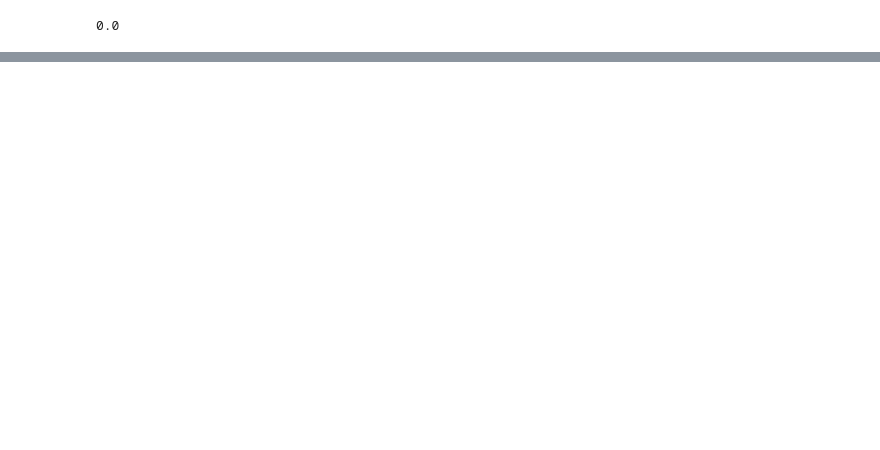
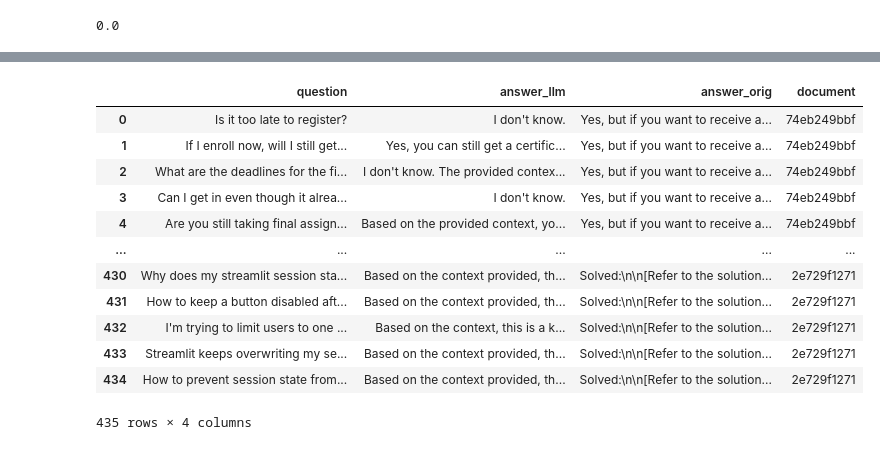
Before and after one commit to sithvothykiv/04-evaluation-G14, a Jupyter notebook: qwen_version/03-rag-evals.ipynb, the cells around one changed output, grey strips where cells are left out. Cells and saved outputs as stored; diff of their text form; code cells hidden in the pictures; blank space fills up the shorter version.

```diff
--- a/qwen_version/03-rag-evals.ipynb
+++ b/qwen_version/03-rag-evals.ipynb
@@ -255,2 +266,19 @@ assistant.total_cost()
 # %%
 df_results.to_csv("../data/rag-answers-new.csv", index=False)
+# %%
+df_answers = pd.read_csv("../data/rag-answers-new.csv")
+df_answers
+# %% [output]
+|  | question | answer_llm | answer_orig | document |
+| 0 | Is it too late to register? | I don't know. | Yes, but if you want to receive a... | 74eb249bbf |
+| 1 | If I enroll now, will I still get... | Yes, you can still get a certific... | Yes, but if you want to receive a... | 74eb249bbf |
+| 2 | What are the deadlines for the fi... | I don't know. The provided contex... | Yes, but if you want to receive a... | 74eb249bbf |
+| 3 | Can I get in even though it alrea... | I don't know. | Yes, but if you want to receive a... | 74eb249bbf |
+| 4 | Are you still taking final assign... | Based on the provided context, yo... | Yes, but if you want to receive a... | 74eb249bbf |
+| ... | ... | ... | ... | ... |
+| 430 | Why does my streamlit session sta... | Based on the context provided, th... | Solved:\n\n[Refer to the solution... | 2e729f1271 |
+| 431 | How to keep a button disabled aft... | Based on the context provided, th... | Solved:\n\n[Refer to the solution... | 2e729f1271 |
+| 432 | I'm trying to limit users to one ... | Based on the context, this is a k... | Solved:\n\n[Refer to the solution... | 2e729f1271 |
+| 433 | Streamlit keeps overwriting my se... | Based on the context provided, th... | Solved:\n\n[Refer to the solution... | 2e729f1271 |
+| 434 | How to prevent session state from... | Based on the context provided, th... | Solved:\n\n[Refer to the solution... | 2e729f1271 |
+435 rows × 4 columns
```
Also changed, not shown: parts of 26 cells of this notebook, 2 other files.
